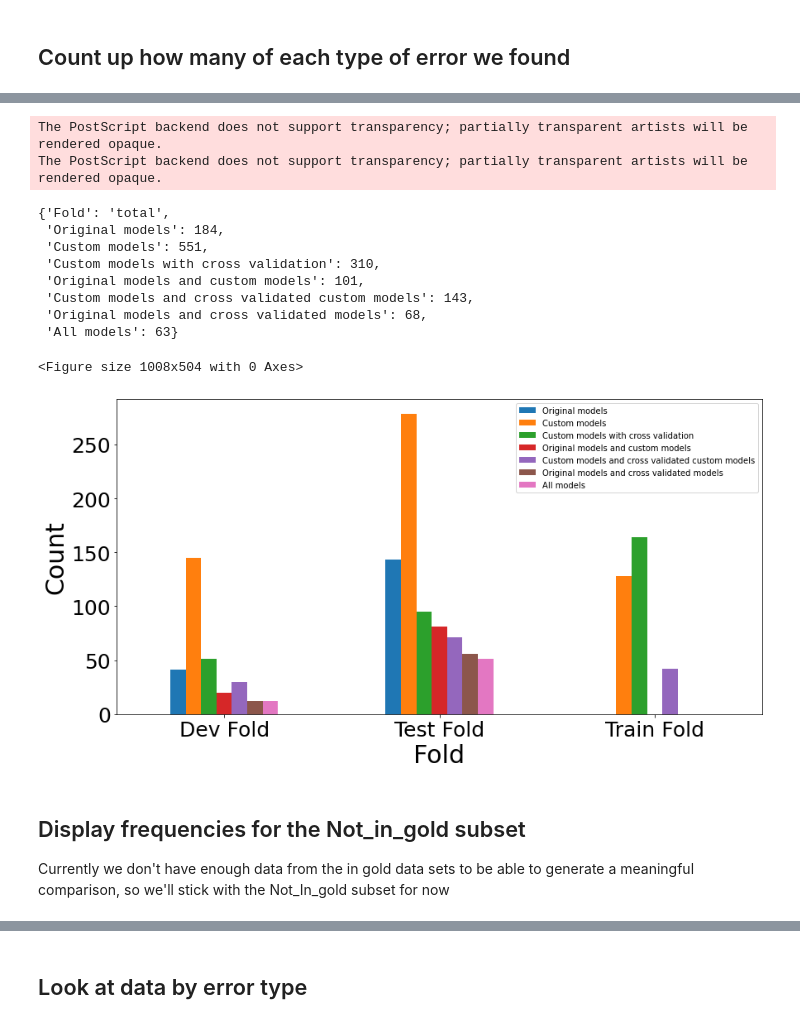
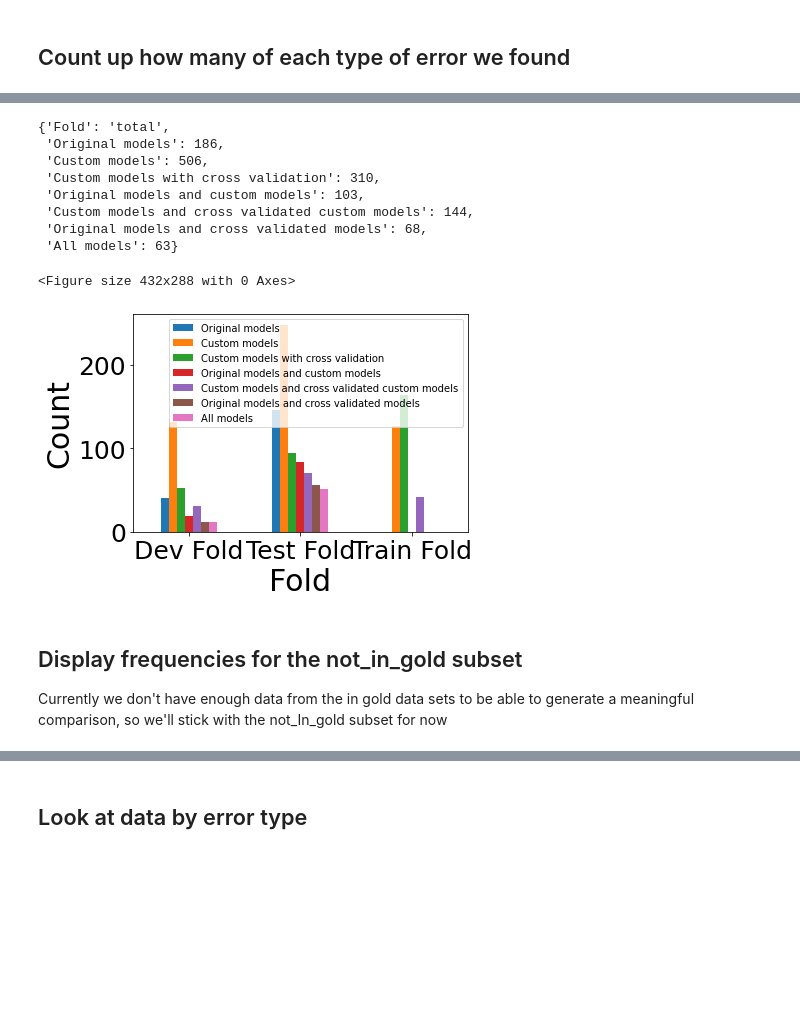
Before and after one commit to CODAIT/Identifying-Incorrect-Labels-In-CoNLL-2003, a Jupyter notebook: scripts/Label_Stats.ipynb, the cells around one changed output, grey strips where cells are left out. Drawn from its saved outputs; the diff is of its cells as text; code cells hidden in the pictures; blank space fills up the shorter version.

Commit message:
Update label filenames for Label_Stats notebook and cleanup

```diff
--- a/scripts/Label_Stats.ipynb
+++ b/scripts/Label_Stats.ipynb
@@ -29,7 +34,7 @@ _CONLL_4_TRAIN_NOT_GOLD_FILE = "data/CoNLL_4_train_not_in_gold_FRR.csv"
 Excel_encoding = "Windows-1252"  # Excel's unchangeable default CSV encoding
 
 # Column types in a file of examples not in the gold standard
-_NOT_GOLD_DTYPES = {
+_NOT_IN_GOLD_DTYPES = {
     "num_teams": "Int64",
     "num_models": "Int64",
     "fold"      : "string",
@@ -40,7 +45,7 @@ _NOT_GOLD_DTYPES = {
     "corpus_ent_type": "string",
     "correct_span": "string",
 }
-_NOT_GOLD_DROP_COLS = ["time_started", "time_stopped", "time_elapsed"]
+_NOT_IN_GOLD_DROP_COLS = ["time_started", "time_stopped", "time_elapsed"]
 
 _IN_GOLD_DTYPES = {
     "num_teams": "Int64",
@@ -55,10 +60,10 @@ _IN_GOLD_DTYPES = {
 _IN_GOLD_DROP_COLS = ["time_started", "time_stopped", "time_elapsed"]
 utf_8_encoding =  "utf-8"
 
-def read_star_gold_df(file_name,dtypes,drop_cols, encoding):
+def read_star_gold_df(file_name, dtypes, drop_cols, encoding):
     result = (
         pd
-        .read_csv(file_name, dtype=dtypes, encoding= encoding)
+        .read_csv(file_name, dtype=dtypes, encoding=encoding)
         .drop(columns=drop_cols)
     )
     #homogenize "num_teams" with "num_models" label to allow combination of the two datasets
@@ -68,13 +73,13 @@ def read_star_gold_df(file_name,dtypes,drop_cols, encoding):
         result = result.drop(columns = "verified")
     return result[~result["error_type"].isna()].copy()
 
-def read_not_gold_df(file_name, encoding=Excel_encoding):
-    result = read_star_gold_df(file_name,_NOT_GOLD_DTYPES,_NOT_GOLD_DROP_COLS,encoding )
+def read_not_in_gold_df(file_name, encoding):
+    result = read_star_gold_df(file_name, _NOT_IN_GOLD_DTYPES, _NOT_IN_GOLD_DROP_COLS, encoding )
     result["subset"] = "not_in_gold"
     return result
 
-def read_in_gold_df(file_name, encoding=Excel_encoding):
-    result = read_star_gold_df(file_name,_IN_GOLD_DTYPES,_IN_GOLD_DROP_COLS, encoding) # maybe process a little to add "model span" I dont think I use it though so for now I wont
+def read_in_gold_df(file_name, encoding):
+    result = read_star_gold_df(file_name, _IN_GOLD_DTYPES, _IN_GOLD_DROP_COLS, encoding) # maybe process a little to add "model span" I dont think I use it though so for now I wont
     result["subset"] = "in_gold"
     return result
 # %%
@@ -789,59 +795,63 @@ error_counts_by_num_teams_conll_2_combined
 | 7 | 7 | 6 | 48 | 0.111111 |
 | 8 | 8 | 10 | 47 | 0.175439 |
 | 9 | 9 | 6 | 61 | 0.089552 |
+# %%
+# Optionally save figures generated here
+save_figures = False
+figure_dir = os.path.join(data_dir, "images")
+
+def savefig( filename):
+    plt.savefig(os.path.join(figure_dir, filename + ".png"), bbox_inches="tight")
+    plt.savefig(os.path.join(figure_dir, filename + ".pdf"), bbox_inches="tight")
+    plt.savefig(os.path.join(figure_dir, filename + ".eps"), bbox_inches="tight")
 # %%
 #break down into chart from total errors
 
 def gen_by_dset_counts(df, name):
     counts_by_source = {}
     counts_by_source["Fold"] = name
     counts_by_source ["Original models"] = df[df["conll_2"]].shape[0]
     counts_by_source["Custom models"] = df[df["conll_3"]].shape[0]
     counts_by_source["Custom models with cross validation"] = df[df["conll_4"]].shape[0]
     counts_by_source["Original models and custom models"] = df[df["conll_2"] & df["conll_3"]].shape[0]
     counts_by_source["Custom models and cross validated custom models"] = df[df["conll_3"] & df["conll_4"]].shape[0]
     counts_by_source["Original models and cross validated models"] = df[df["conll_2"] & df["conll_4"]].shape[0]
     counts_by_source["All models"] = df[df["conll_2"]& df["conll_3"] & df["conll_4"]].shape[0]
-
     return counts_by_source
-def savefig( filename):
-    plt.savefig( "images/"+ filename +".png", bbox_inches="tight")
-    plt.savefig( "images/"+ filename +".pdf", bbox_inches="tight")
-    plt.savefig( "images/"+ filename +".eps", bbox_inches="tight")
 
 full_model_counts = gen_by_dset_counts(all_labels[all_labels["error_type"] != "None"], name="total")
-dev_counts = gen_by_dset_counts(all_labels[(all_labels["error_type"] != "None") & (all_labels["fold"]=='dev')],name="Dev Fold")
-test_counts = gen_by_dset_counts(all_labels[(all_labels["error_type"] != "None") & (all_labels["fold"]=='test')],name="Test Fold")
+dev_counts = gen_by_dset_counts(all_labels[(all_labels["error_type"] != "None") & (all_labels["fold"]=='dev')], name="Dev Fold")
+test_counts = gen_by_dset_counts(all_labels[(all_labels["error_type"] != "None") & (all_labels["fold"]=='test')], name="Test Fold")
 train_counts = gen_by_dset_counts(all_labels[(all_labels["error_type"] != "None") & (all_labels["fold"]=='train')], name="Train Fold")
-count_list = [ dev_counts, test_counts, train_counts]
+count_list = [dev_counts, test_counts, train_counts]
 df_counts = pd.DataFrame(count_list)
 df_counts
 
 plt.figure('a')
-ax = df_counts.plot("Fold", ["Original models", "Custom models","Custom models with cross validation","Original models and custom models","Custom models and cross validated custom models","Original models and cross validated models","All models"], kind = "bar")
+ax = df_counts.plot("Fold", ["Original models", "Custom models", "Custom models with cross validation", "Original models and custom models", "Custom models and cross validated custom models","Original models and cross validated models", "All models"], kind="bar")
                  #title = "Errors found by each model, by Fold"
 ax.tick_params(axis='both', labelsize=25, labelrotation=0)
 ax.set_ylabel('Count', fontsize=30)
 ax.set_xlabel('Fold', fontsize=30)
-savefig("Err_distribution_by_document")
+
+if save_figures:
+    savefig("Err_distribution_by_document")
 
 full_model_counts
 # %% [output]
-The PostScript backend does not support transparency; partially transparent artists will be rendered opaque.
-The PostScript backend does not support transparency; partially transparent artists will be rendered opaque.
+{'Fold': 'total',
+ 'Original models': 186,
+ 'Custom models': 506,
+ 'Custom models with cross validation': 310,
+ 'Original models and custom models': 103,
+ 'Custom models and cross validated custom models': 144,
+ 'Original models and cross validated models': 68,
+ 'All models': 63}
-{'Fold': 'total',
- 'Original models': 184,
- 'Custom models': 551,
- 'Custom models with cross validation': 310,
- 'Original models and custom models': 101,
- 'Custom models and cross validated custom models': 143,
- 'Original models and cross validated models': 68,
- 'All models': 63}
+<Figure size 432x288 with 0 Axes>
-<Figure size 1008x504 with 0 Axes>
-[figure, old version]
+[figure, new version]
 # %% [markdown]
-## Display frequencies for the Not_in_gold subset
-Currently we don't have enough data from the in gold data sets to be able to generate a meaningful comparison, so we'll stick with the Not_In_gold subset for now
+## Display frequencies for the not_in_gold subset
+Currently we don't have enough data from the in gold data sets to be able to generate a meaningful comparison, so we'll stick with the not_In_gold subset for now
 # %%
 df_total = error_counts_by_num_teams_NG
 dev_df_total = df_total[df_total["fold"] == "dev"]
```
Also changed, not shown: parts of 35 cells of this notebook.
